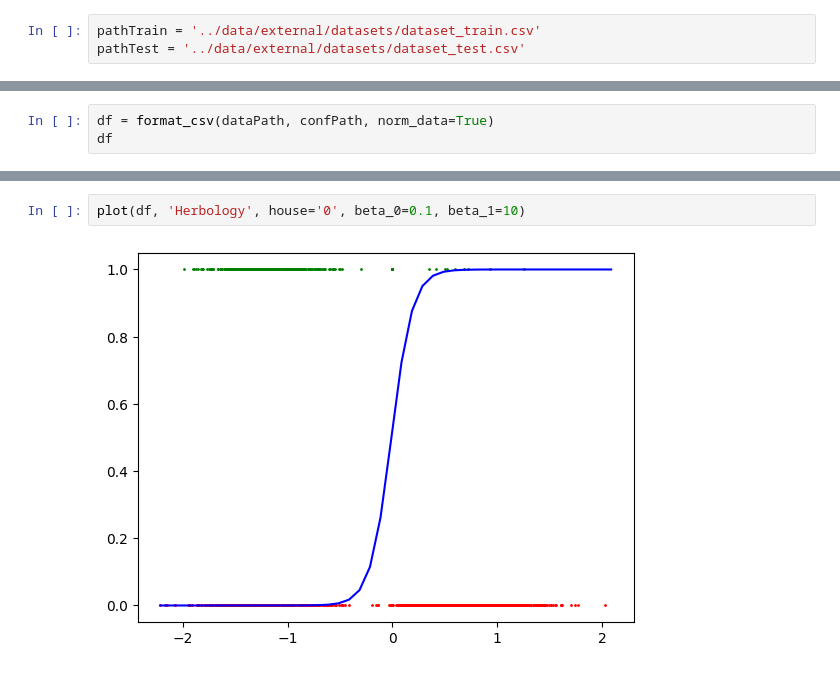
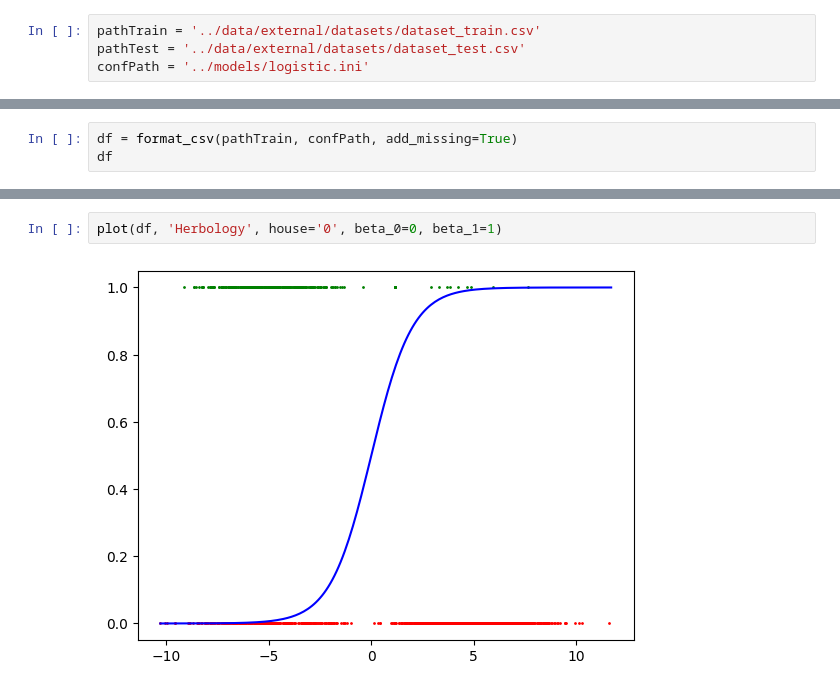
Before and after one commit to farinaleo/ft_dslr, a Jupyter notebook: notebooks/logistic_regression.ipynb, the cells around one changed output, grey strips where cells are left out. Saved outputs shown, nothing was run; the diff lists cells and outputs as text.

```diff
--- a/notebooks/logistic_regression.ipynb
+++ b/notebooks/logistic_regression.ipynb
@@ -8,4 +9,5 @@ ModuleNotFoundError: No module named 'tqdm'
 # %%
 pathTrain = '../data/external/datasets/dataset_train.csv'
 pathTest = '../data/external/datasets/dataset_test.csv'
+confPath = '../models/logistic.ini'
 # %%
@@ -56,4 +57,4 @@ format_csv(dataPath, confPath, verbose=True)
 # %%
-df = format_csv(dataPath, confPath, norm_data=True)
+df = format_csv(pathTrain, confPath, add_missing=True)
 df
 # %% [output]
@@ -73,4 +74,4 @@ df
 # %%
-plot(df, 'Herbology', house='0', beta_0=0.1, beta_1=10)
+plot(df, 'Herbology', house='0', beta_0=0, beta_1=1)
 # %% [output]
-[figure, old version]
+[figure, new version]
```
Also changed, not shown: parts of 6 cells of this notebook, 23 other files.
